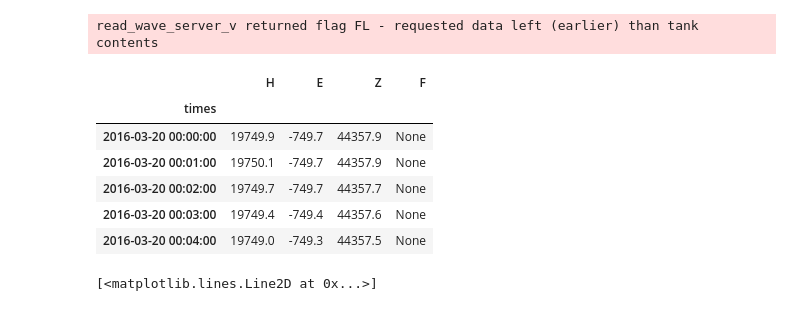
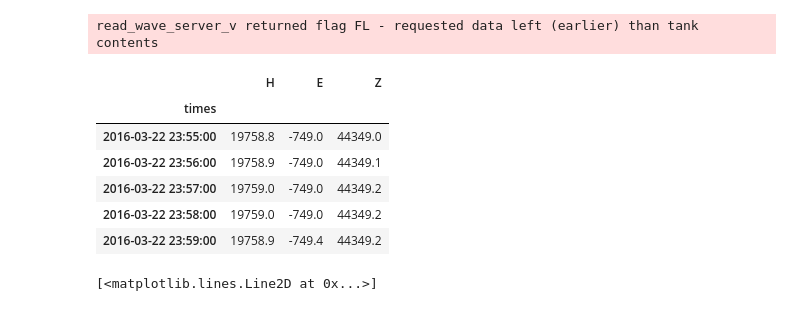
Before and after one commit to Jammyjamjamman/Magnetometer_data_server, a Jupyter notebook: mag_data_exploration/Getting_HAD_Data.ipynb, the cells around one changed output. Cells and saved outputs as stored; diff of their text form; code cells hidden in the pictures.

```diff
--- a/mag_data_exploration/Getting_HAD_Data.ipynb
+++ b/mag_data_exploration/Getting_HAD_Data.ipynb
@@ -20,32 +20,33 @@ timeseries = input_factory.get_timeseries(
     starttime = UTCDateTime('2016-03-20T00:00:00Z'),
     endtime = UTCDateTime('2016-03-22T23:59:00Z'))
 
-my_str = io.StringIO("")
+# The output factory expects a string, but we do not want to save to a file.
+# Therefore, stream the data into a string buffer.
+HAD_buf = io.StringIO("")
 
 output_factory = geomagio.imfjson.IMFJSONWriter()
 output_factory.write(
     channels = ('H', 'E', 'Z', 'F'),
-    out = my_str,
+    out = HAD_buf,
     timeseries = timeseries)
 # %% [output]
 read_wave_server_v returned flag FL - requested data left (earlier) than tank contents
 # %%
-my_str = my_str.getvalue()
-my_dict= json.loads(my_str[2:-1])
-bou = pd.DataFrame({"times": my_dict["times"],
-                    "H": my_dict["values"][0]["values"],
-                    "E": my_dict["values"][1]["values"],
-                    "Z": my_dict["values"][2]["values"],
-                    "F": my_dict["values"][3]["values"]})
-bou["times"] = pd.to_datetime(bou["times"])
-bou.set_index("times", drop=True, inplace=True)
-bou.head()
+HAD_str = HAD_buf.getvalue()
+HAD_dict = json.loads(HAD_str[2:-1])
+HAD_magdat = pd.DataFrame({"times": HAD_dict["times"],
+                    "H": HAD_dict["values"][0]["values"],
+                    "E": HAD_dict["values"][1]["values"],
+                    "Z": HAD_dict["values"][2]["values"]})
+HAD_magdat["times"] = pd.to_datetime(HAD_magdat["times"])
+HAD_magdat.set_index("times", drop=True, inplace=True)
+HAD_magdat.tail()
 # %% [output]
-|  | H | E | Z | F |
-| times |  |  |  |  |
-| 2016-03-20 00:00:00 | 19749.9 | -749.7 | 44357.9 | None |
-| 2016-03-20 00:01:00 | 19750.1 | -749.7 | 44357.9 | None |
-| 2016-03-20 00:02:00 | 19749.7 | -749.7 | 44357.7 | None |
-| 2016-03-20 00:03:00 | 19749.4 | -749.4 | 44357.6 | None |
-| 2016-03-20 00:04:00 | 19749.0 | -749.3 | 44357.5 | None |
+|  | H | E | Z |
+| times |  |  |  |
+| 2016-03-22 23:55:00 | 19758.8 | -749.0 | 44349.0 |
+| 2016-03-22 23:56:00 | 19758.9 | -749.0 | 44349.1 |
+| 2016-03-22 23:57:00 | 19759.0 | -749.0 | 44349.2 |
+| 2016-03-22 23:58:00 | 19759.0 | -749.0 | 44349.2 |
+| 2016-03-22 23:59:00 | 19758.9 | -749.4 | 44349.2 |
 # %%
```
Also changed, not shown: parts of 2 cells of this notebook, 16 other files.
